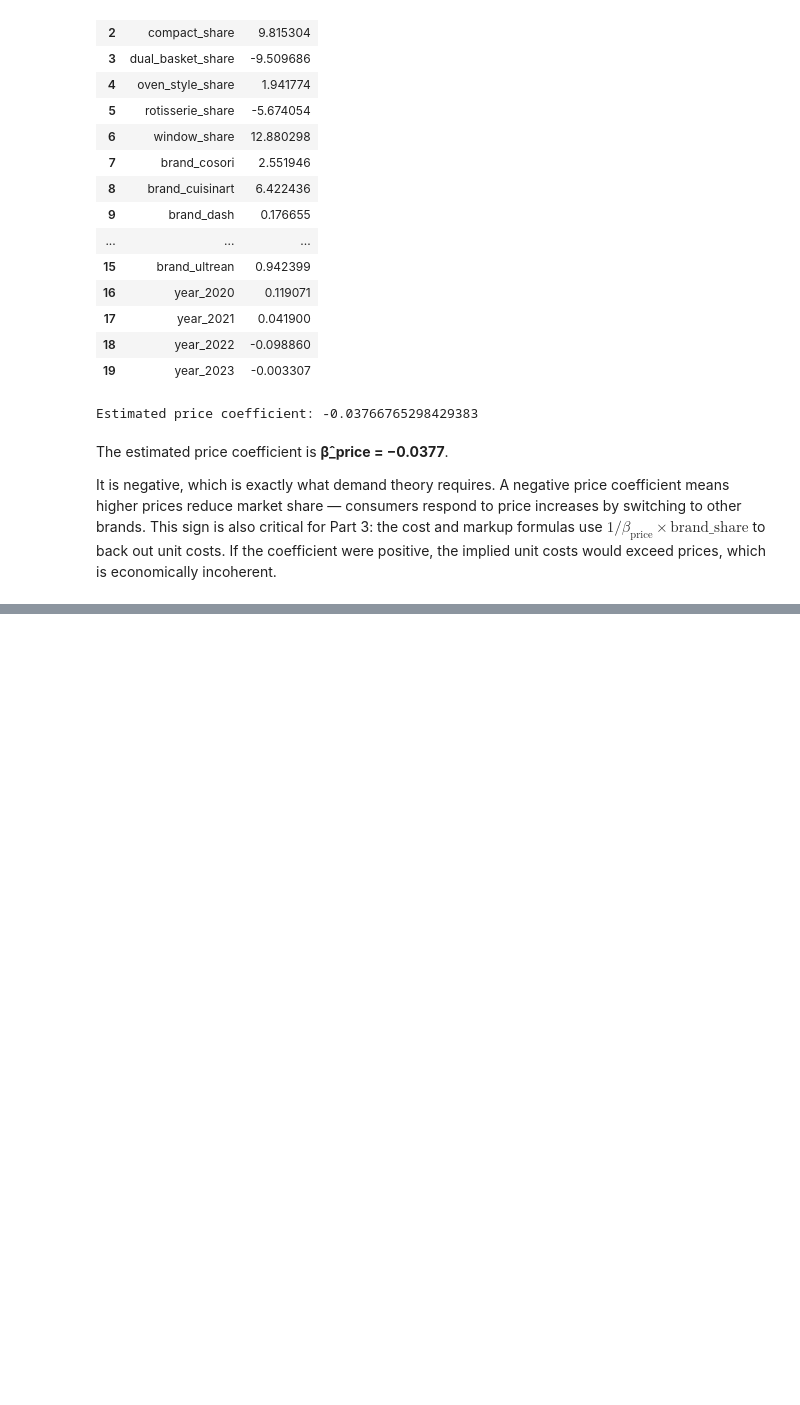
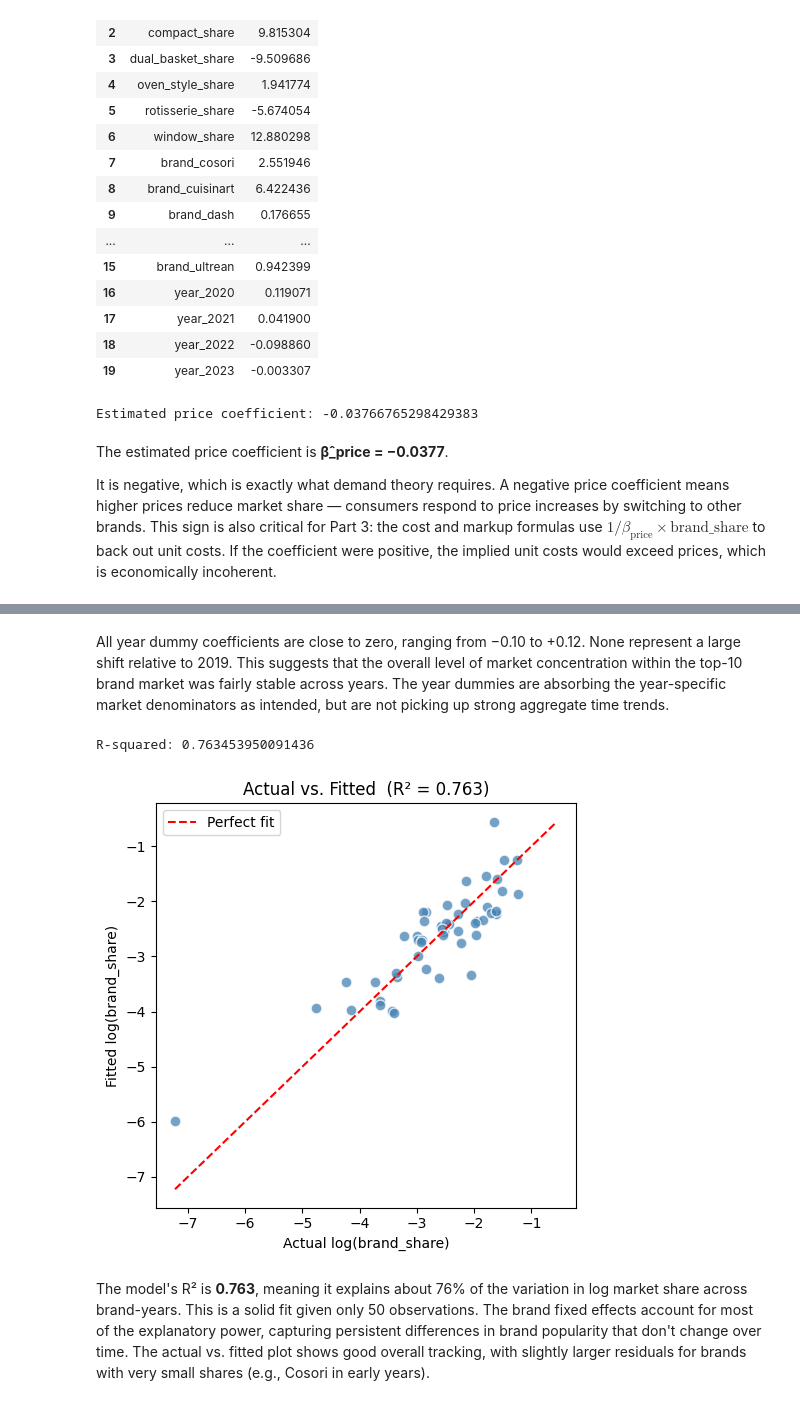
Before and after one commit to brishti-c/Demand_Estimation, a Jupyter notebook: Data_Analyst.ipynb, the cells around one changed output, grey strips where cells are left out. Saved outputs shown, nothing was run; the diff lists cells and outputs as text; code cells hidden in the pictures; blank space fills up the shorter version.

```diff
--- a/Data_Analyst.ipynb
+++ b/Data_Analyst.ipynb
@@ -202,0 +287,21 @@ It is negative, which is exactly what demand theory requires. A negative price c
+# %% [markdown]
+All year dummy coefficients are close to zero, ranging from −0.10 to +0.12. None represent a large shift relative to 2019. This suggests that the overall level of market concentration within the top-10 brand market was fairly stable across years. The year dummies are absorbing the year-specific market denominators as intended, but are not picking up strong aggregate time trends.
+# %%
+print('R-squared:', r2)
+
+plt.figure(figsize=(5, 5))
+plt.scatter(y, predicted_log_share, color='steelblue', alpha=0.75, edgecolors='white', s=60)
+mn = min(y.min(), predicted_log_share.min())
+mx = max(y.max(), predicted_log_share.max())
+plt.plot([mn, mx], [mn, mx], 'r--', linewidth=1.5, label='Perfect fit')
+plt.xlabel('Actual log(brand_share)')
+plt.ylabel('Fitted log(brand_share)')
+plt.title(f'Actual vs. Fitted  (R² = {r2:.3f})')
+plt.legend()
+plt.tight_layout()
+plt.show()
+# %% [output]
+R-squared: 0.763453950091436
+[figure, added]
+# %% [markdown]
+The model's R² is **0.763**, meaning it explains about 76% of the variation in log market share across brand-years. This is a solid fit given only 50 observations. The brand fixed effects account for most of the explanatory power, capturing persistent differences in brand popularity that don't change over time. The actual vs. fitted plot shows good overall tracking, with slightly larger residuals for brands with very small shares (e.g., Cosori in early years).
```
Also changed, not shown: parts of 6 cells of this notebook.
